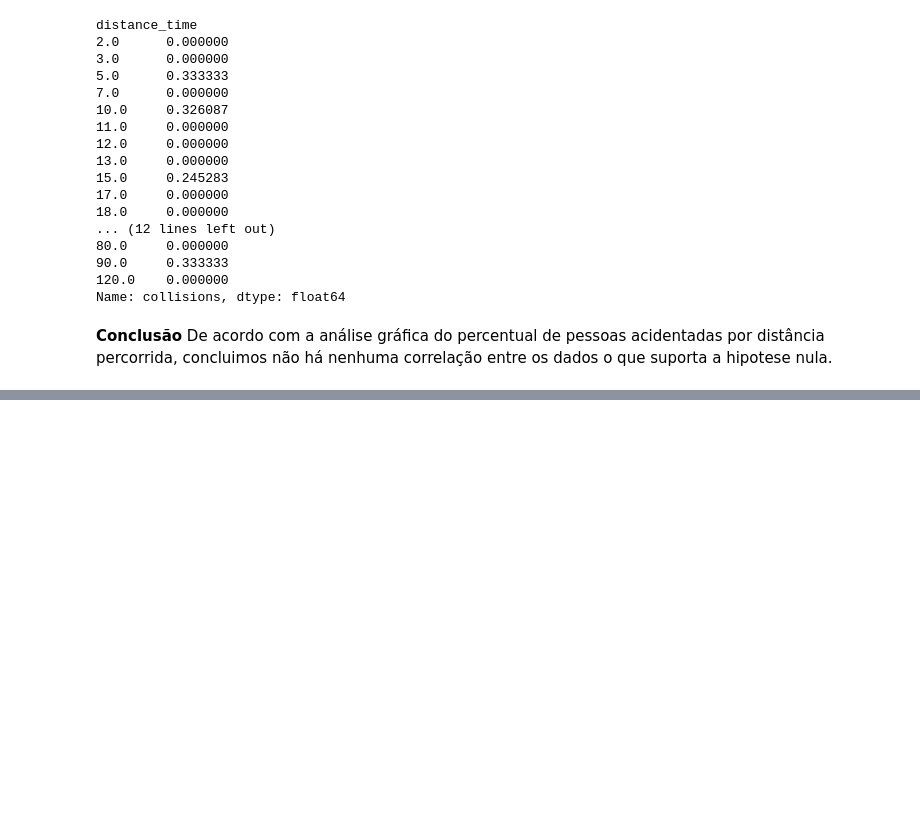
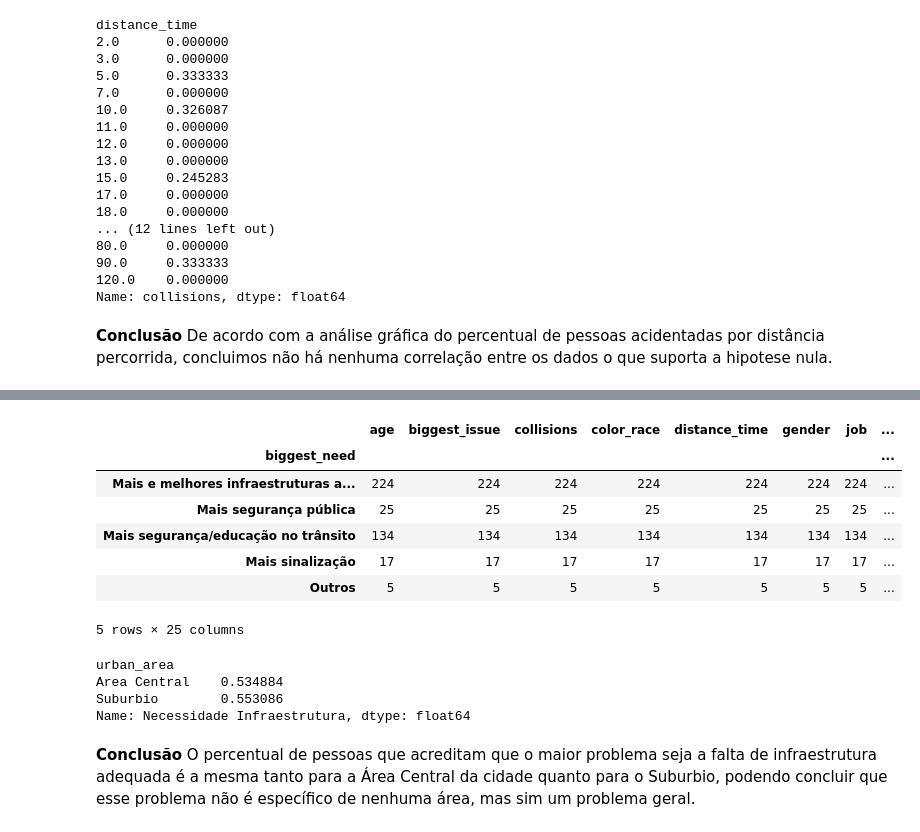
Before and after one commit to pedrocostab/Data_Science_Ciclistas, a Jupyter notebook: Projeto_1_Ciência_de_Dados.ipynb, the cells around one changed output, grey strips where cells are left out. Saved outputs shown, nothing was run; the diff lists cells and outputs as text; code cells hidden in the pictures; blank space fills up the shorter version.

```diff
--- a/Projeto_1_Ciência_de_Dados.ipynb
+++ b/Projeto_1_Ciência_de_Dados.ipynb
@@ -1169,0 +1167,11 @@ ciclistas[ciclistas["gender"]=="Masculino"].groupby(["biggest_need"]).count()
+# %%
+(ciclistas[ciclistas["urban_area"] == "Suburbio"]).groupby("biggest_need").count()
+# %% [output]
+|  | age | biggest_issue | collisions | color_race | distance_time | gender | job | ... |
+| biggest_need |  |  |  |  |  |  |  | ... |
+| Mais e melhores infraestruturas a... | 224 | 224 | 224 | 224 | 224 | 224 | 224 | ... |
+| Mais segurança pública | 25 | 25 | 25 | 25 | 25 | 25 | 25 | ... |
+| Mais segurança/educação no trânsito | 134 | 134 | 134 | 134 | 134 | 134 | 134 | ... |
+| Mais sinalização | 17 | 17 | 17 | 17 | 17 | 17 | 17 | ... |
+| Outros | 5 | 5 | 5 | 5 | 5 | 5 | 5 | ... |
+5 rows × 25 columns
@@ -1169,0 +1185,10 @@ ciclistas[ciclistas["gender"]=="Masculino"].groupby(["biggest_need"]).count()
+# %%
+df4
+# %% [output]
+urban_area
+Area Central    0.534884
+Suburbio        0.553086
+Name: Necessidade Infraestrutura, dtype: float64
+# %% [markdown]
+**Conclusão**
+O percentual de pessoas que acreditam que o maior problema seja a falta de infraestrutura adequada é a mesma tanto para a Área Central da cidade quanto para o Suburbio, podendo concluir que esse problema não é específico de nenhuma área, mas sim um problema geral.
```
Also changed, not shown: parts of 16 cells of this notebook.
